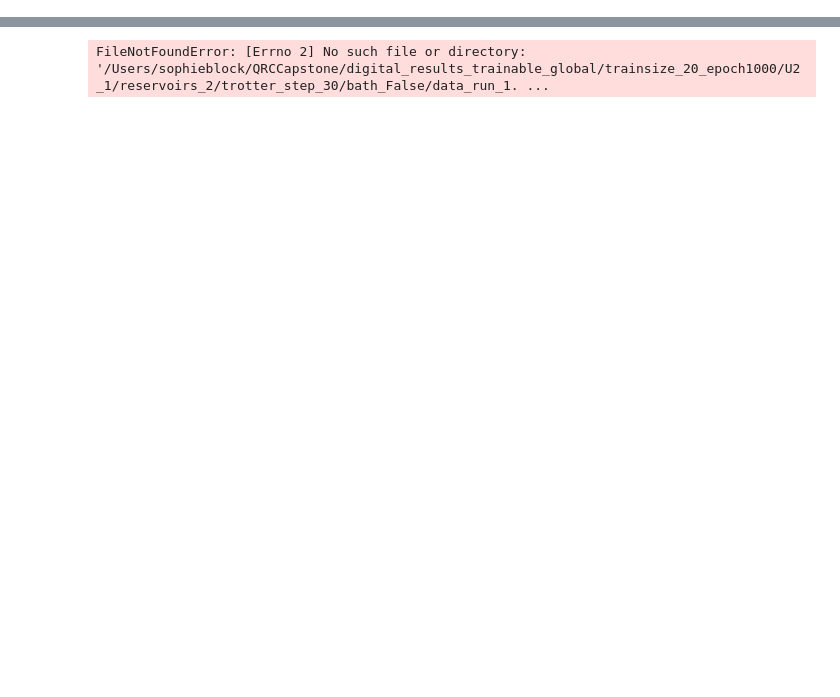
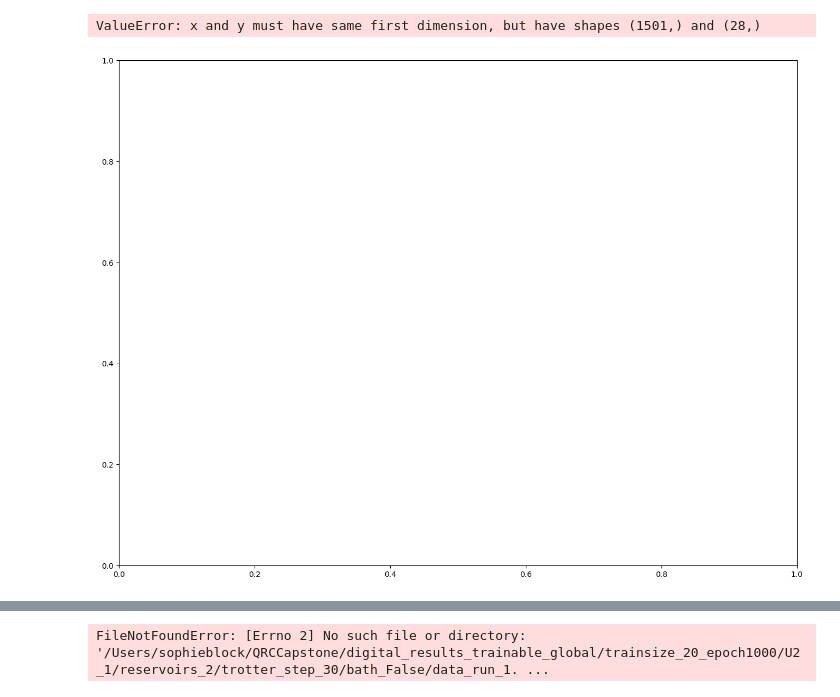
Before and after one commit to sophieblock/qrc, a Jupyter notebook: single_run_analysis.ipynb, the cells around one changed output, grey strips where cells are left out. Cells and saved outputs as stored; diff of their text form; code cells hidden in the pictures; blank space fills up the shorter version.

```diff
--- a/single_run_analysis.ipynb
+++ b/single_run_analysis.ipynb
@@ -3005,0 +659,41 @@ for param_to_vary, param_values in parameter_variations.items():
+# %%
+def plot_learning_rates_per_epoch(lr_values,
+                                   label,
+                                   num_time_steps,
+                                   marked_epochs=[],
+                                   figsize=(16, 10),
+                                   ax=None,
+                                   point_markers=True,
+                                   log_y=True):
+    # If no axis is provided, create a new figure and axis
+    if ax is None:
+        fig, ax = plt.subplots(figsize=figsize)
+    num_params_type = lr_values.shape[0]
+    # Create an array for epochs
+    epochs = jnp.arange(len(lr_values))
+
+    # Plotting the learning rates for the specified parameter type
+    # ax.plot(epochs, lr_values, label=label, linestyle='dashdot')
+    for i in range(num_time_steps):
+        ax.plot(epochs, lr_values[i], label=f't{i+1}', linestyle='dashdot')
+
+    # Set plot titles and labels
+    ax.set_title('Learning Rates Over Epochs')
+    ax.set_xlabel('Epochs')
+    ax.set_ylabel('Learning Rates')
+
+    # Set y-axis to logarithmic scale if specified
+    if log_y:
+        ax.set_yscale('log')
+
+    ax.legend()
+    ax.grid()
+
+
+fig, ax = plt.subplots(figsize=(16, 12))
+plot_learning_rates_per_epoch(lr_tau,num_time_steps=time_steps,label= 't', marked_epochs=marked_epochs, ax=ax)
+plt.tight_layout()
+plt.show()
+# %% [output]
+ValueError: x and y must have same first dimension, but have shapes (1501,) and (28,)
+[figure, added]
```
Also changed, not shown: parts of 89 cells of this notebook.
